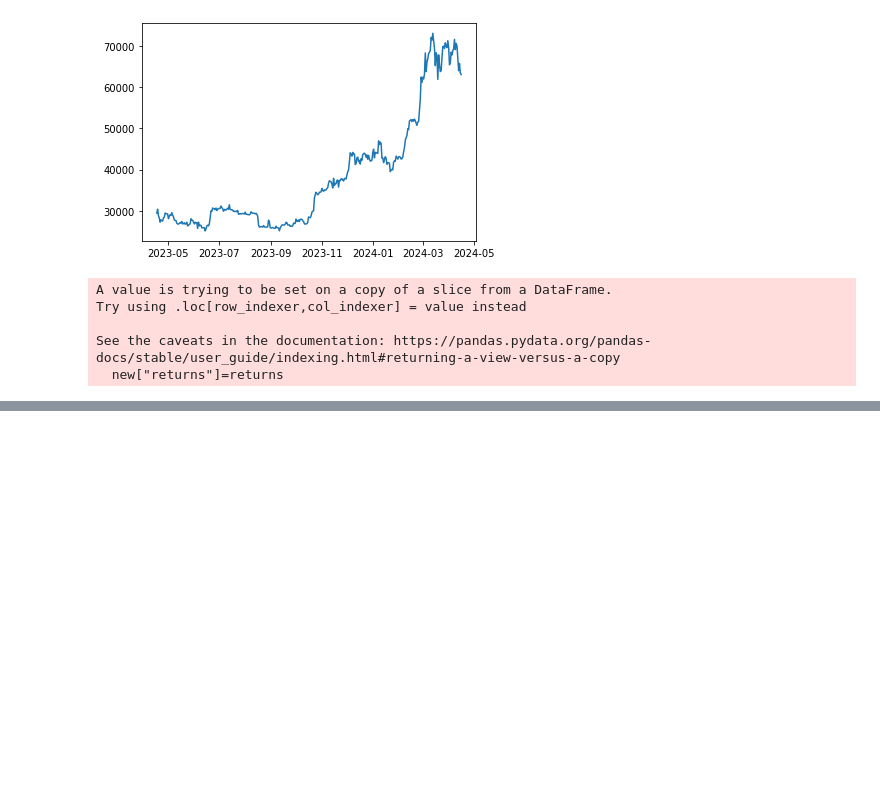
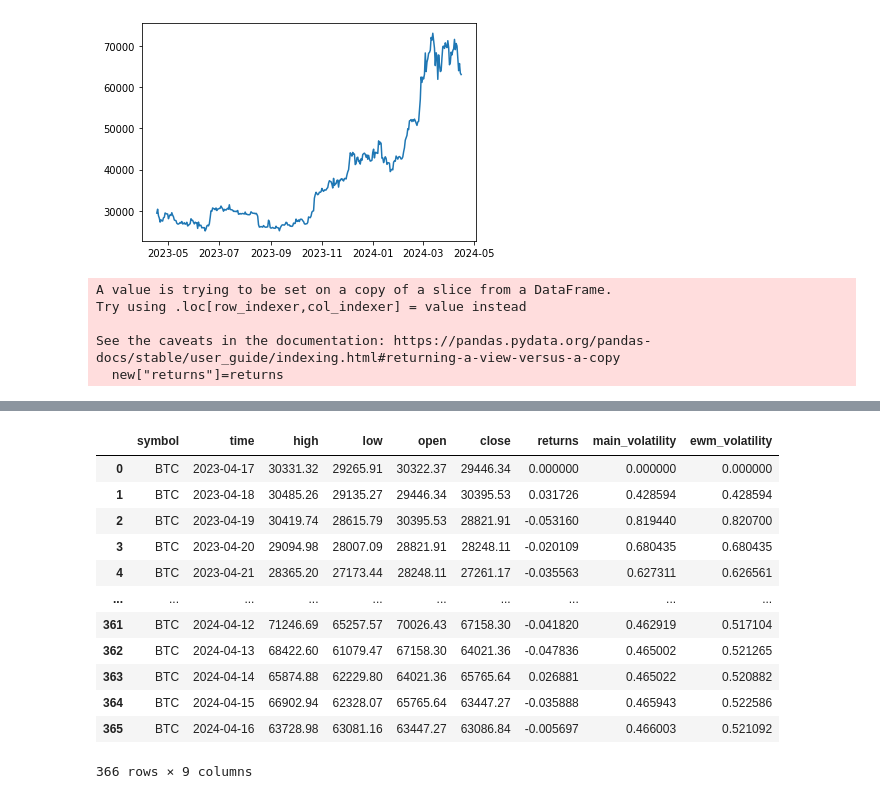
Before and after one commit to shupersap/Virtual_Skepticism, a Jupyter notebook: Modeling.ipynb, the cells around one changed output, grey strips where cells are left out. Saved outputs shown, nothing was run; the diff lists cells and outputs as text; code cells hidden in the pictures; blank space fills up the shorter version.

```diff
--- a/Modeling.ipynb
+++ b/Modeling.ipynb
@@ -68,0 +71,16 @@ plot=pyplot.plot(x_value,new["main_volatility"])
+# %%
+new
+# %% [output]
+|  | symbol | time | high | low | open | close | returns | main_volatility | ewm_volatility |
+| 0 | BTC | 2023-04-17 | 30331.32 | 29265.91 | 30322.37 | 29446.34 | 0.000000 | 0.000000 | 0.000000 |
+| 1 | BTC | 2023-04-18 | 30485.26 | 29135.27 | 29446.34 | 30395.53 | 0.031726 | 0.428594 | 0.428594 |
+| 2 | BTC | 2023-04-19 | 30419.74 | 28615.79 | 30395.53 | 28821.91 | -0.053160 | 0.819440 | 0.820700 |
+| 3 | BTC | 2023-04-20 | 29094.98 | 28007.09 | 28821.91 | 28248.11 | -0.020109 | 0.680435 | 0.680435 |
+| 4 | BTC | 2023-04-21 | 28365.20 | 27173.44 | 28248.11 | 27261.17 | -0.035563 | 0.627311 | 0.626561 |
+| ... | ... | ... | ... | ... | ... | ... | ... | ... | ... |
+| 361 | BTC | 2024-04-12 | 71246.69 | 65257.57 | 70026.43 | 67158.30 | -0.041820 | 0.462919 | 0.517104 |
+| 362 | BTC | 2024-04-13 | 68422.60 | 61079.47 | 67158.30 | 64021.36 | -0.047836 | 0.465002 | 0.521265 |
+| 363 | BTC | 2024-04-14 | 65874.88 | 62229.80 | 64021.36 | 65765.64 | 0.026881 | 0.465022 | 0.520882 |
+| 364 | BTC | 2024-04-15 | 66902.94 | 62328.07 | 65765.64 | 63447.27 | -0.035888 | 0.465943 | 0.522586 |
+| 365 | BTC | 2024-04-16 | 63728.98 | 63081.16 | 63447.27 | 63086.84 | -0.005697 | 0.466003 | 0.521092 |
+366 rows × 9 columns
```
Also changed, not shown: parts of 7 cells of this notebook.
